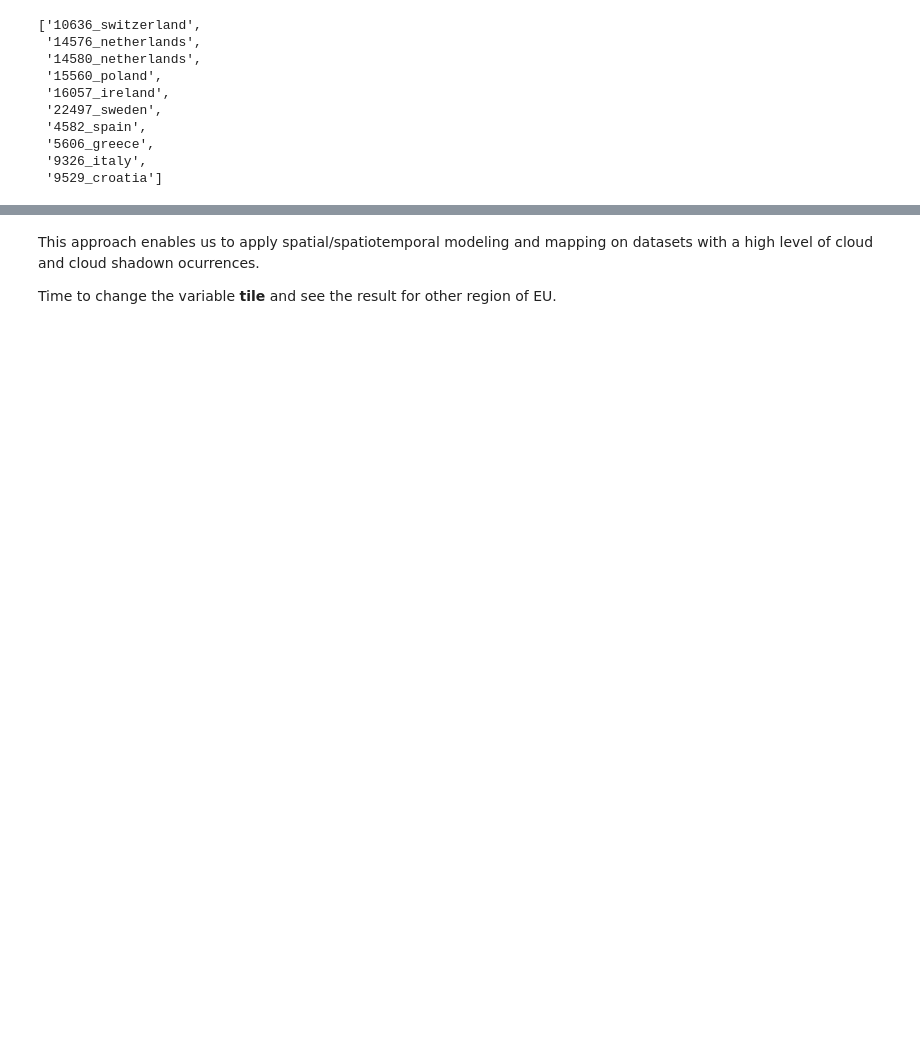
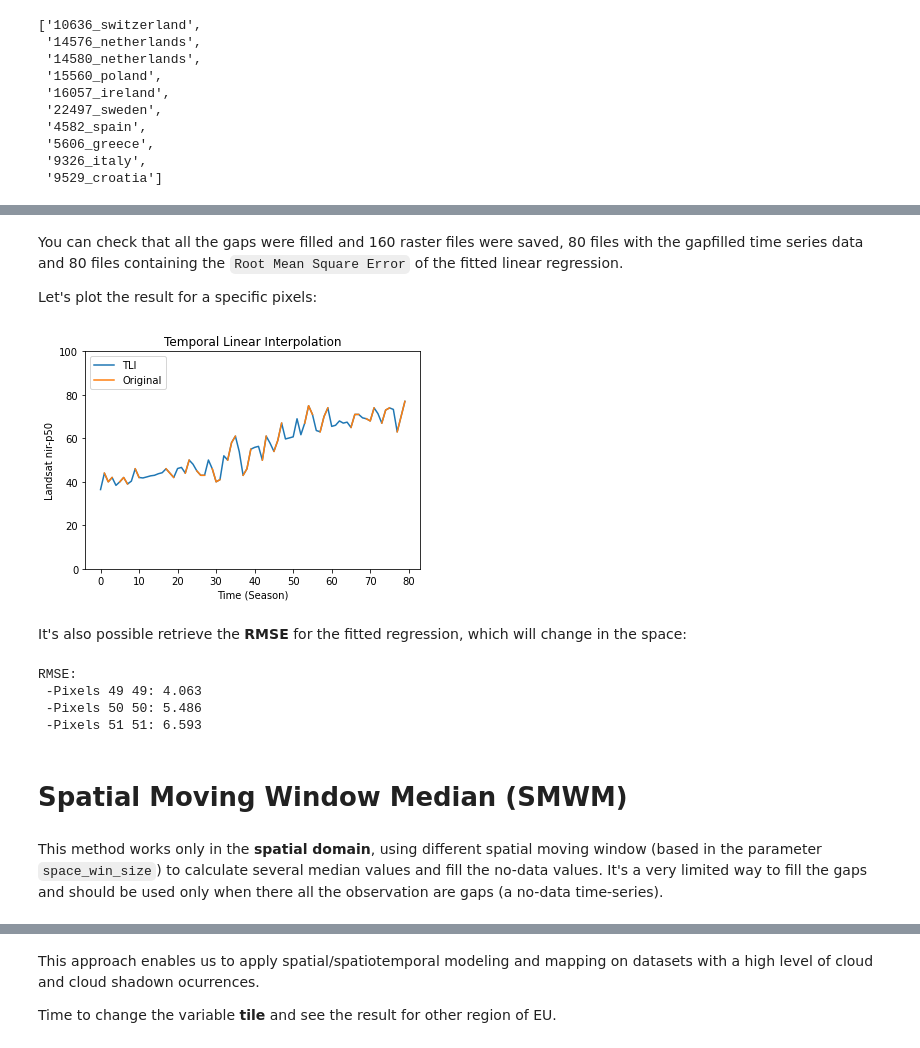
Before and after one commit to openlandmap/scikit-map, a Jupyter notebook: demo/python/01_temporal_gapfilling.ipynb, the cells around one changed output, grey strips where cells are left out. Drawn from its saved outputs; the diff is of its cells as text; code cells hidden in the pictures; blank space fills up the shorter version.

```diff
--- a/demo/python/01_temporal_gapfilling.ipynb
+++ b/demo/python/01_temporal_gapfilling.ipynb
@@ -113,0 +156,4 @@ plotter.plot_rasters(
+# %%
+tli = gapfiller.TLI(fn_files=fn_rasters)
+data_tli = tli.run()
+fn_rasters_tli = tli.save_rasters('./gapfilled_tli', data_type='uint8')
@@ -113,0 +165,37 @@ plotter.plot_rasters(
+# %% [markdown]
+You can check that all the gaps were filled and 160 raster files were saved, 80 files with the gapfilled time series data and 80 files containing the `Root Mean Square Error` of the fitted linear regression.
+
+Let's plot the result for a specific pixels:
+# %%
+import matplotlib.pyplot as plt
+
+# pixel position in the numpy array
+x, y = 50, 50
+
+plt.plot(tli.gapfilled_data[x, y, :], label='TLI')
+plt.plot(tli.data[x, y, :], label='Original')
+
+plt.title('Temporal Linear Interpolation')
+plt.ylabel(f'Landsat {band}-{perc}')
+plt.xlabel('Time (Season)')
+plt.legend(loc="upper left")
+plt.ylim([0, 100])
+plt.show()
+# %% [output]
+[figure, added]
+# %% [markdown]
+It's also possible retrieve the **RMSE** for the fitted regression, which will change in the space:
+# %%
+print(f'RMSE:')
+print(f' -Pixels {x-1} {y-1}: {tli.gapfilled_data_flag[x-1, y-1, 0]:.3f}')
+print(f' -Pixels {x} {y}: {tli.gapfilled_data_flag[x, y, 0]:.3f}')
+print(f' -Pixels {x+1} {y+1}: {tli.gapfilled_data_flag[x+1, y+1, 0]:.3f}')
+# %% [output]
+RMSE:
+ -Pixels 49 49: 4.063
+ -Pixels 50 50: 5.486
+ -Pixels 51 51: 6.593
+# %% [markdown]
+# Spatial Moving Window Median (SMWM)
+# %% [markdown]
+This method works only in the **spatial domain**, using different spatial moving window (based in the parameter `space_win_size`) to calculate several median values and fill the no-data values. It's a very limited way to fill the gaps and should be used only when there all the observation are gaps (a no-data time-series).
```
Also changed, not shown: parts of 35 cells of this notebook, 2 other files.
